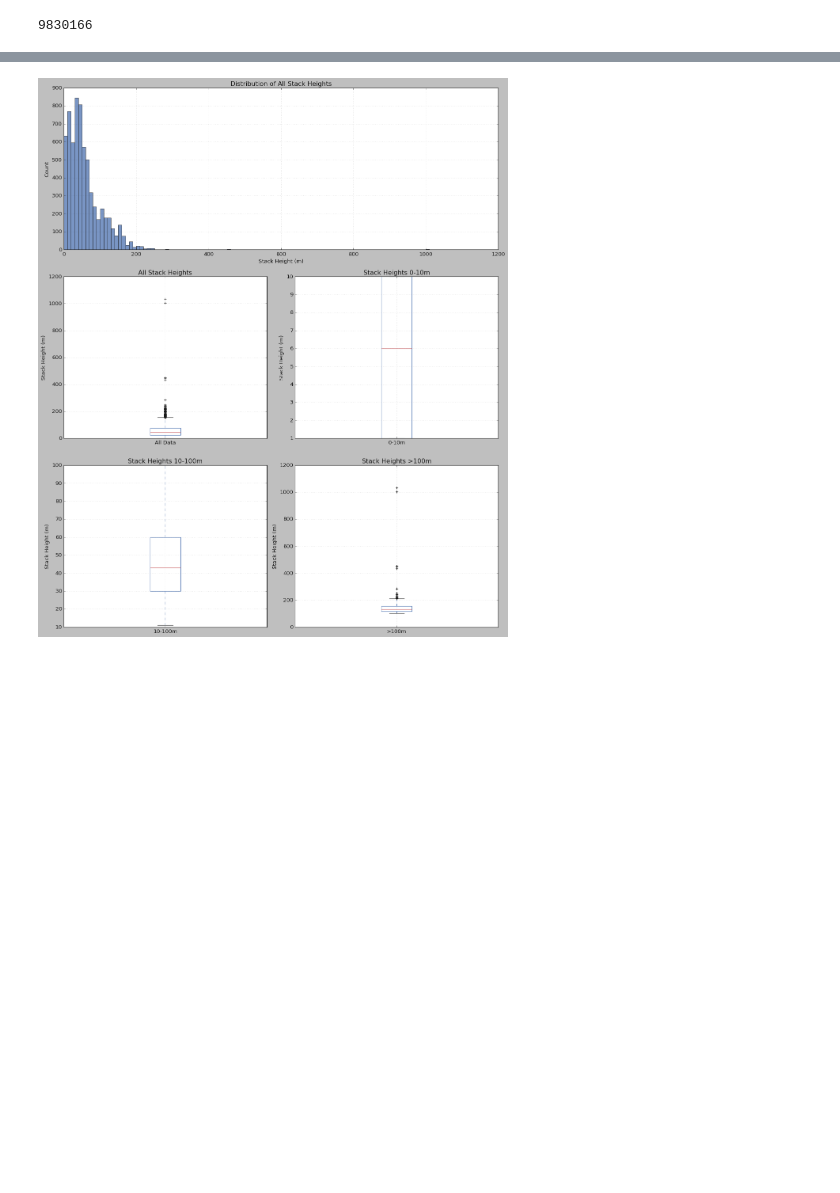
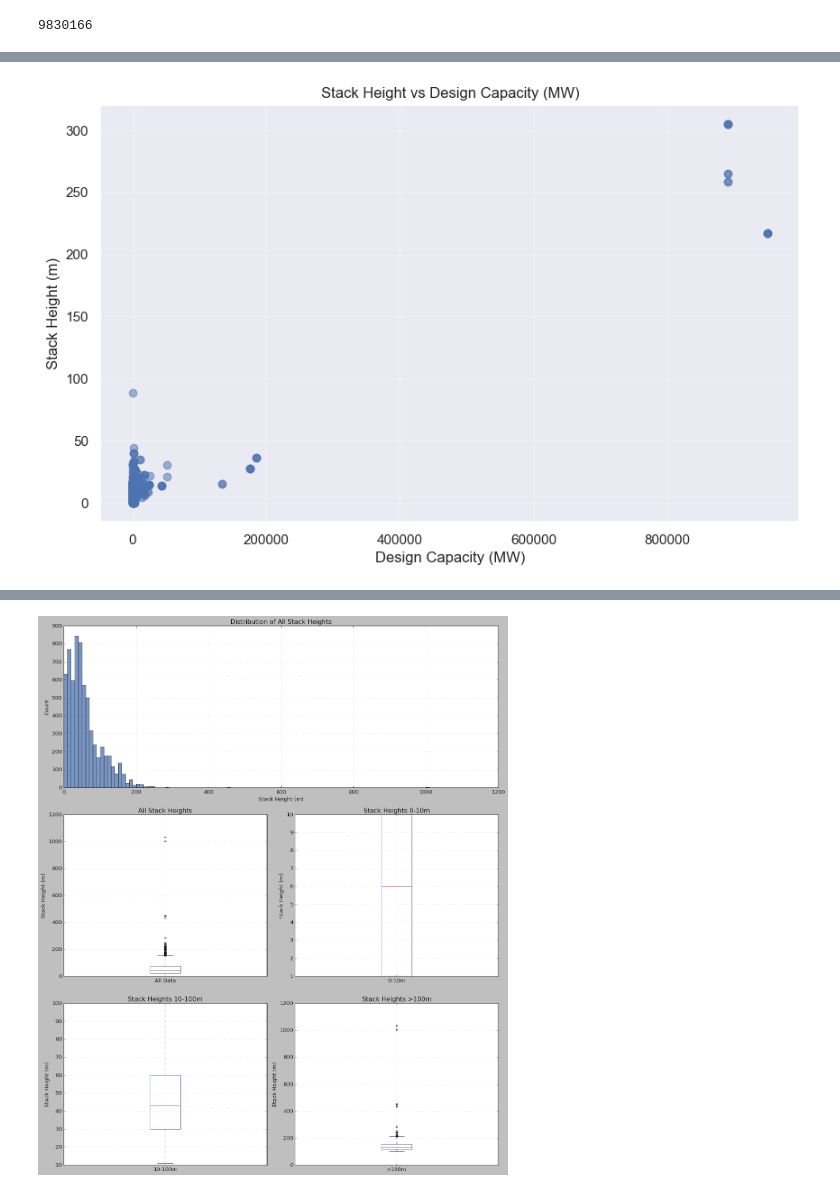
Before and after one commit to aliakherati/USEPA-NEI-Point-Source-Analysis, a Jupyter notebook: scripts/explore.ipynb, the cells around one changed output, grey strips where cells are left out. Saved outputs shown, nothing was run; the diff lists cells and outputs as text; code cells hidden in the pictures; blank space fills up the shorter version.

Commit message:
exploring the data file added

```diff
--- a/scripts/explore.ipynb
+++ b/scripts/explore.ipynb
@@ -161,7 +165,12 @@ def filter_scc_data(df: pd.DataFrame, keywords: str | list[str] | None = None, s
 
     return filtered_df
 
-filtered_df = filter_scc_data(df_scc, keywords=["steel", "iron"], scc_level=3)
+# filtered_df = filter_scc_data(df_scc, keywords=["ship", "vessel"], scc_level=3)
+# filtered_df = filter_scc_data(df_scc, keywords=["aluminum"], scc_level=3)
+# filtered_df = filter_scc_data(df_scc, keywords=["iron", "steel"], scc_level=3)
+# filtered_df = filter_scc_data(df_scc, keywords=["electric"], scc_level=2)
+# filtered_df = filter_scc_data(df_scc, keywords=["electric"], scc_level=2)
+filtered_df = filter_scc_data(df_scc, keywords=["refin"], scc_level=3)
 
 scc_set = set(filtered_df['SCC'].astype(int))
 # %% [output]
@@ -201,4 +232,4 @@ def filter_poll_data(df: pd.DataFrame, poll: str, scc_set: set) -> pd.DataFrame:
 
     return filtered_df
 # %%
-filter_poll_data(combined_df, "PM25-PRI", scc_set)['stkhgt']
+_df = filter_poll_data(combined_df, "PM25-PRI", scc_set)
@@ -217,0 +257,12 @@ Name: stkhgt, Length: 6589, dtype: float64
+# %%
+# Filter for MW units and create scatter plot
+mw_df = _df[_df.design_capacity_units == "KW"]
+plt.figure(figsize=(10,6))
+plt.scatter(mw_df.design_capacity, mw_df.stkhgt*0.3048, alpha=0.5)
+plt.xlabel('Design Capacity (MW)')
+plt.ylabel('Stack Height (m)')
+plt.title('Stack Height vs Design Capacity (MW)')
+plt.grid(True, alpha=0.3)
+plt.show()
+# %% [output]
+[figure, added]
```
Also changed, not shown: parts of 8 cells of this notebook.
